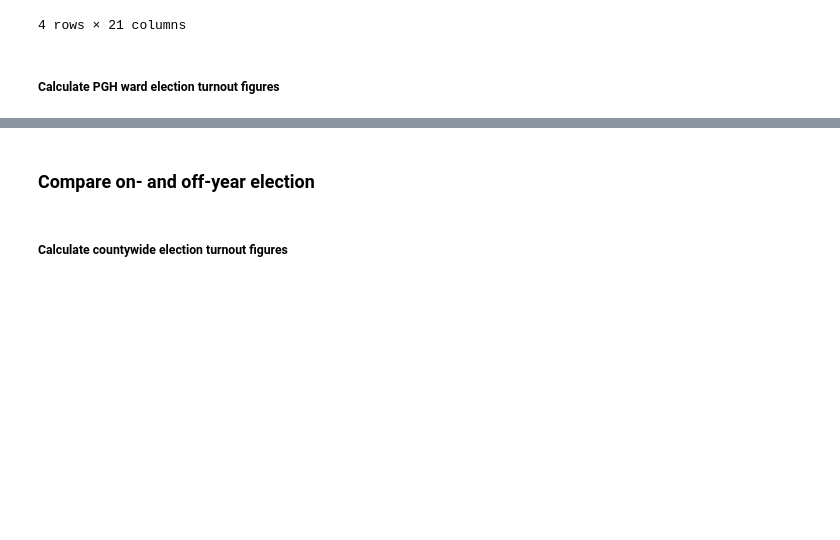
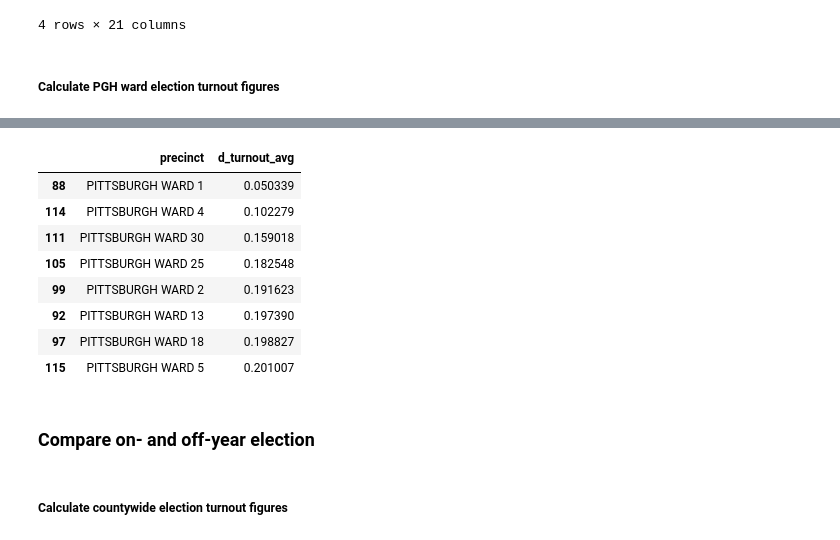
Before and after one commit to maclover7/execvoters, a Jupyter notebook: voters.ipynb, the cells around one changed output, grey strips where cells are left out. Cells and saved outputs as stored; diff of their text form; code cells hidden in the pictures; blank space fills up the shorter version.

```diff
--- a/voters.ipynb
+++ b/voters.ipynb
@@ -373,3 +376,19 @@ primaries[
+# %%
+primaries[
+    primaries.precinct.str.startswith('PITTSBURGH')
+].sort_values(by='d_turnout_avg')[[
+    'precinct', 'd_turnout_avg'
+]].head(8)
+# %% [output]
+|  | precinct | d_turnout_avg |
+| 88 | PITTSBURGH WARD 1 | 0.050339 |
+| 114 | PITTSBURGH WARD 4 | 0.102279 |
+| 111 | PITTSBURGH WARD 30 | 0.159018 |
+| 105 | PITTSBURGH WARD 25 | 0.182548 |
+| 99 | PITTSBURGH WARD 2 | 0.191623 |
+| 92 | PITTSBURGH WARD 13 | 0.197390 |
+| 97 | PITTSBURGH WARD 18 | 0.198827 |
+| 115 | PITTSBURGH WARD 5 | 0.201007 |
 # %% [markdown]
 ### Compare on- and off-year election
 # %% [markdown]
```
Also changed, not shown: parts of 1 cell of this notebook.
